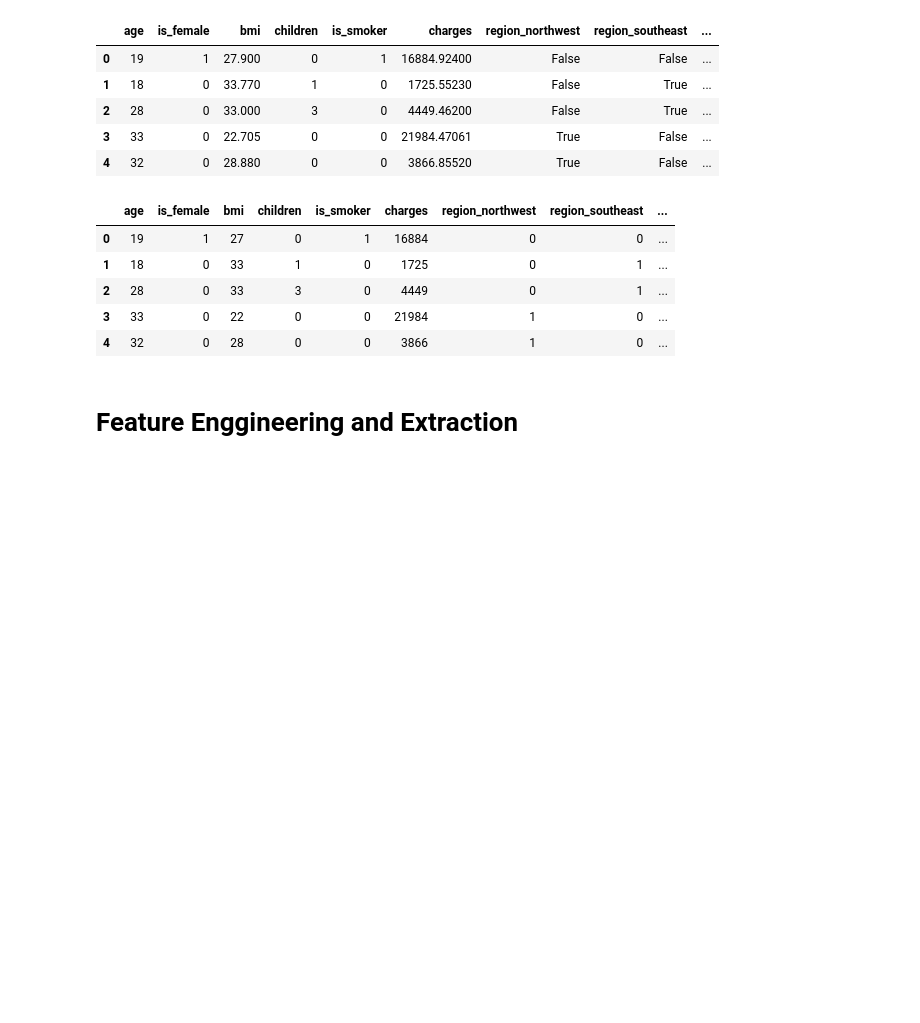
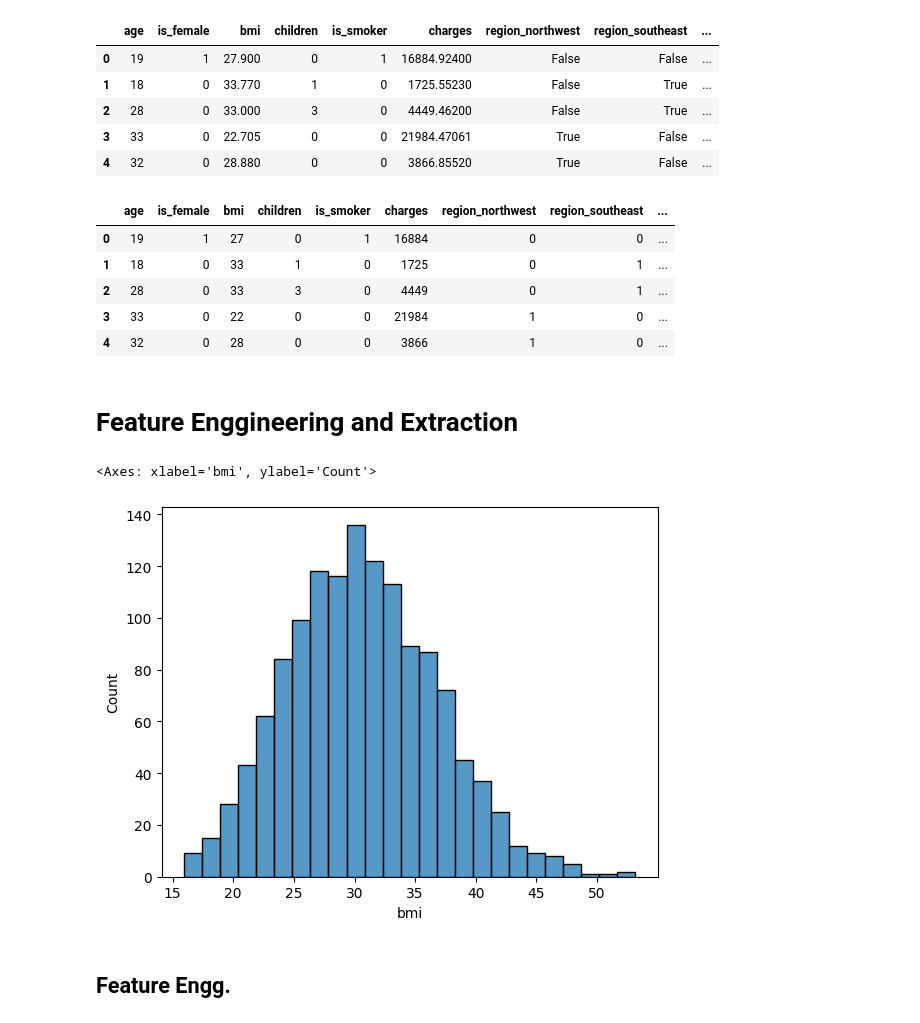
Before and after one commit to JARVIS3954P/ai-systems-workspace, a Jupyter notebook: eda.ipynb, the cells around one changed output. Saved outputs shown, nothing was run; the diff lists cells and outputs as text; code cells hidden in the pictures; blank space fills up the shorter version.

Commit message:
Feature Engg. and Extraction

```diff
--- a/eda.ipynb
+++ b/eda.ipynb
@@ -267,3 +267,10 @@ df_cleaned.head()
 | 4 | 32 | 0 | 28 | 0 | 0 | 3866 | 1 | 0 | ... |
 # %% [markdown]
 # Feature Enggineering and Extraction
+# %%
+sns.histplot(df['bmi'])
+# %% [output]
+<Axes: xlabel='bmi', ylabel='Count'>
+[figure, added]
+# %% [markdown]
+## Feature Engg.
```
Also changed, not shown: parts of 20 cells of this notebook.
